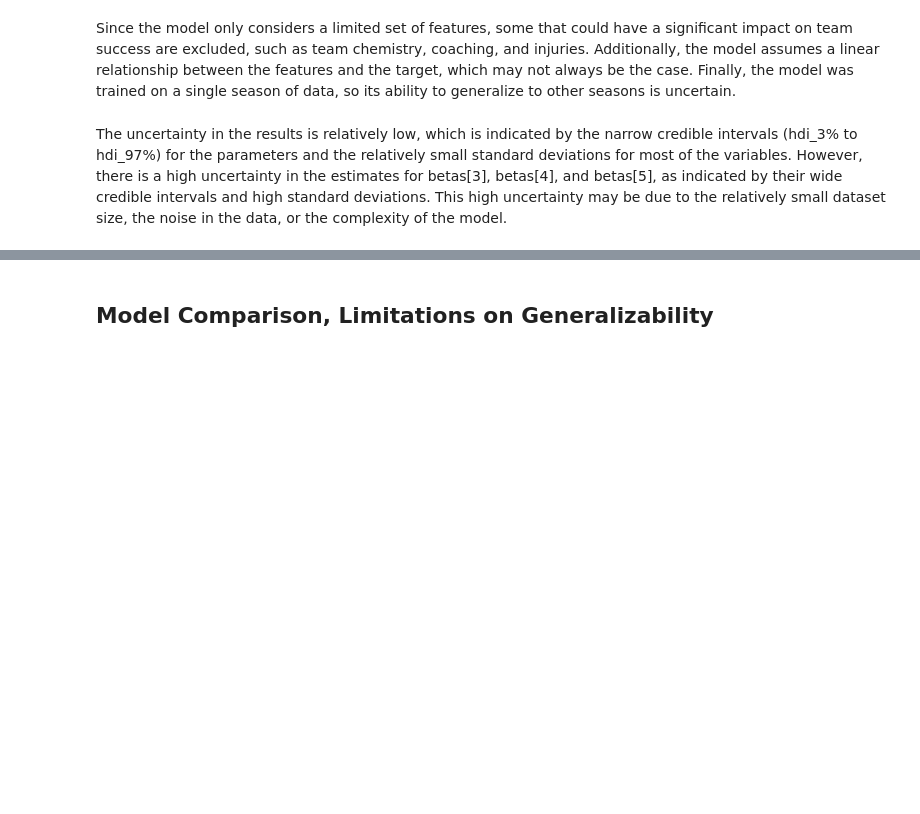
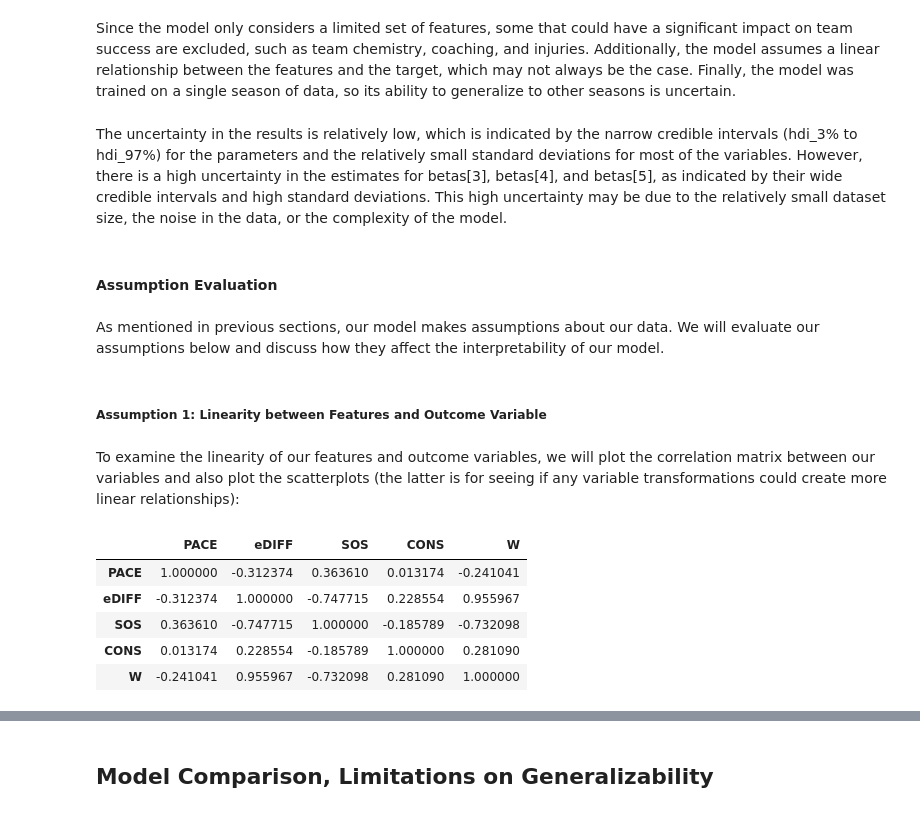
Before and after one commit to nickmelamed/nba_wins_predictions, a Jupyter notebook: Q2_main.ipynb, the cells around one changed output, grey strips where cells are left out. Drawn from its saved outputs; the diff is of its cells as text; code cells hidden in the pictures; blank space fills up the shorter version.

Commit message:
added assumption evaluation, need to fix dependencies for completing assumption evaluation #3)

```diff
--- a/Q2_main.ipynb
+++ b/Q2_main.ipynb
@@ -82,5 +83,5 @@ This leaves us with a final set of features of: pDIFF, Pace, eDIFF, SOS, and CON
 # %%
-features = team[['pDIFF', 'PACE', 'eDIFF', 'SOS', 'CONS']]
+features = team[['PACE', 'eDIFF', 'SOS', 'CONS']]
 outcome = team['W']
 # %% [markdown]
 ### Random Forests
@@ -227,3 +230,22 @@ Based on the mean squared error (MSE) of 0.07 and the R-squared score of 0.92, t
 Since the model only considers a limited set of features, some that could have a significant impact on team success are excluded, such as team chemistry, coaching, and injuries. Additionally, the model assumes a linear relationship between the features and the target, which may not always be the case. Finally, the model was trained on a single season of data, so its ability to generalize to other seasons is uncertain.
 # %% [markdown]
 The uncertainty in the results is relatively low, which is indicated by the narrow credible intervals (hdi_3% to hdi_97%) for the parameters and the relatively small standard deviations for most of the variables. However, there is a high uncertainty in the estimates for betas[3], betas[4], and betas[5], as indicated by their wide credible intervals and high standard deviations. This high uncertainty may be due to the relatively small dataset size, the noise in the data, or the complexity of the model.
+# %% [markdown]
+#### Assumption Evaluation
+# %% [markdown]
+As mentioned in previous sections, our model makes assumptions about our data. We will evaluate our assumptions below and discuss how they affect the interpretability of our model.
+# %% [markdown]
+##### Assumption 1: Linearity between Features and Outcome Variable
+# %% [markdown]
+To examine the linearity of our features and outcome variables, we will plot the correlation matrix between our variables and also plot the scatterplots (the latter is for seeing if any variable transformations could create more linear relationships):
+# %%
+features_and_outcomes = features.copy()
+features_and_outcomes['W'] = outcome
+features_and_outcomes.corr()
+# %% [output]
+|  | PACE | eDIFF | SOS | CONS | W |
+| PACE | 1.000000 | -0.312374 | 0.363610 | 0.013174 | -0.241041 |
+| eDIFF | -0.312374 | 1.000000 | -0.747715 | 0.228554 | 0.955967 |
+| SOS | 0.363610 | -0.747715 | 1.000000 | -0.185789 | -0.732098 |
+| CONS | 0.013174 | 0.228554 | -0.185789 | 1.000000 | 0.281090 |
+| W | -0.241041 | 0.955967 | -0.732098 | 0.281090 | 1.000000 |
```
Also changed, not shown: parts of 15 cells of this notebook.
